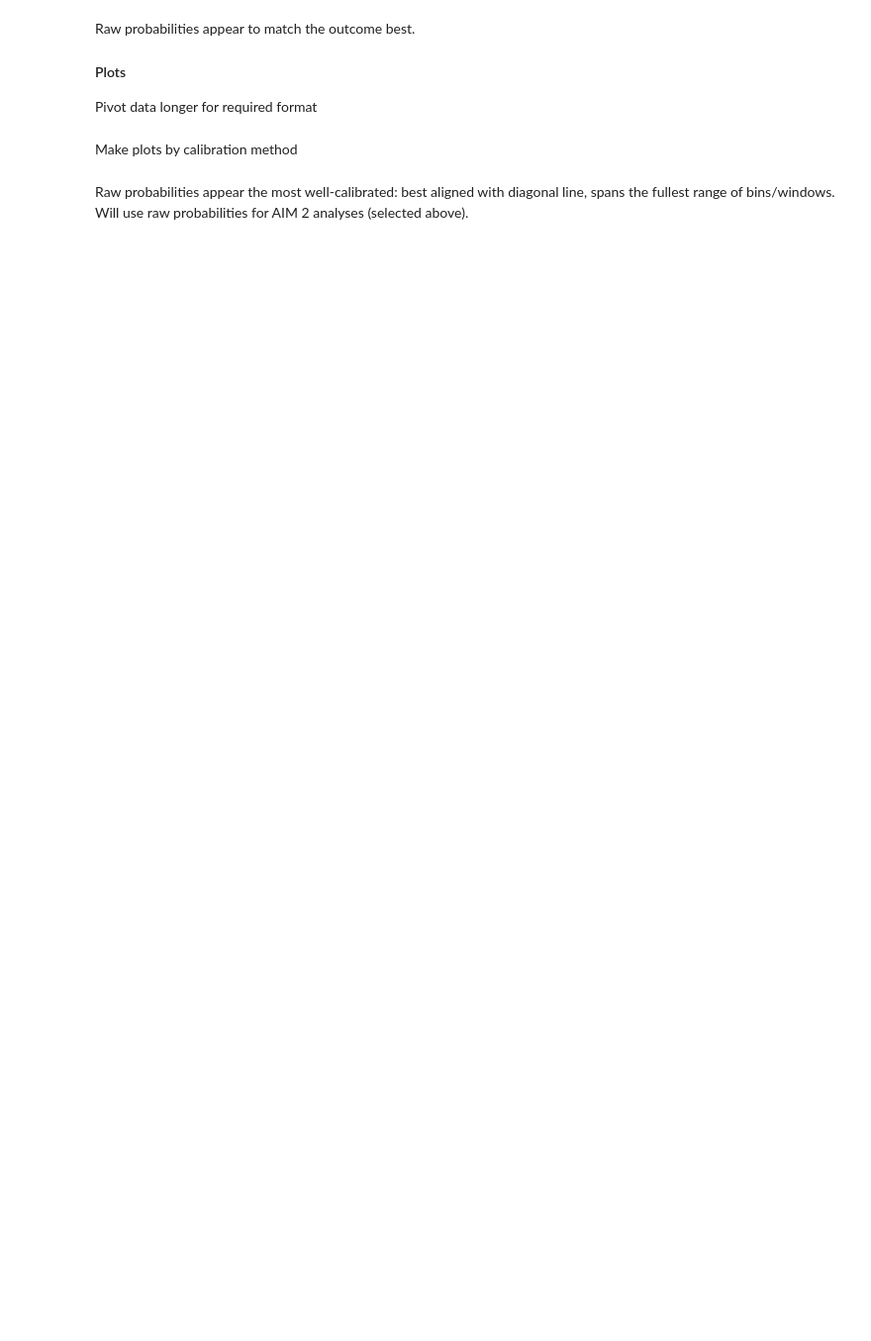
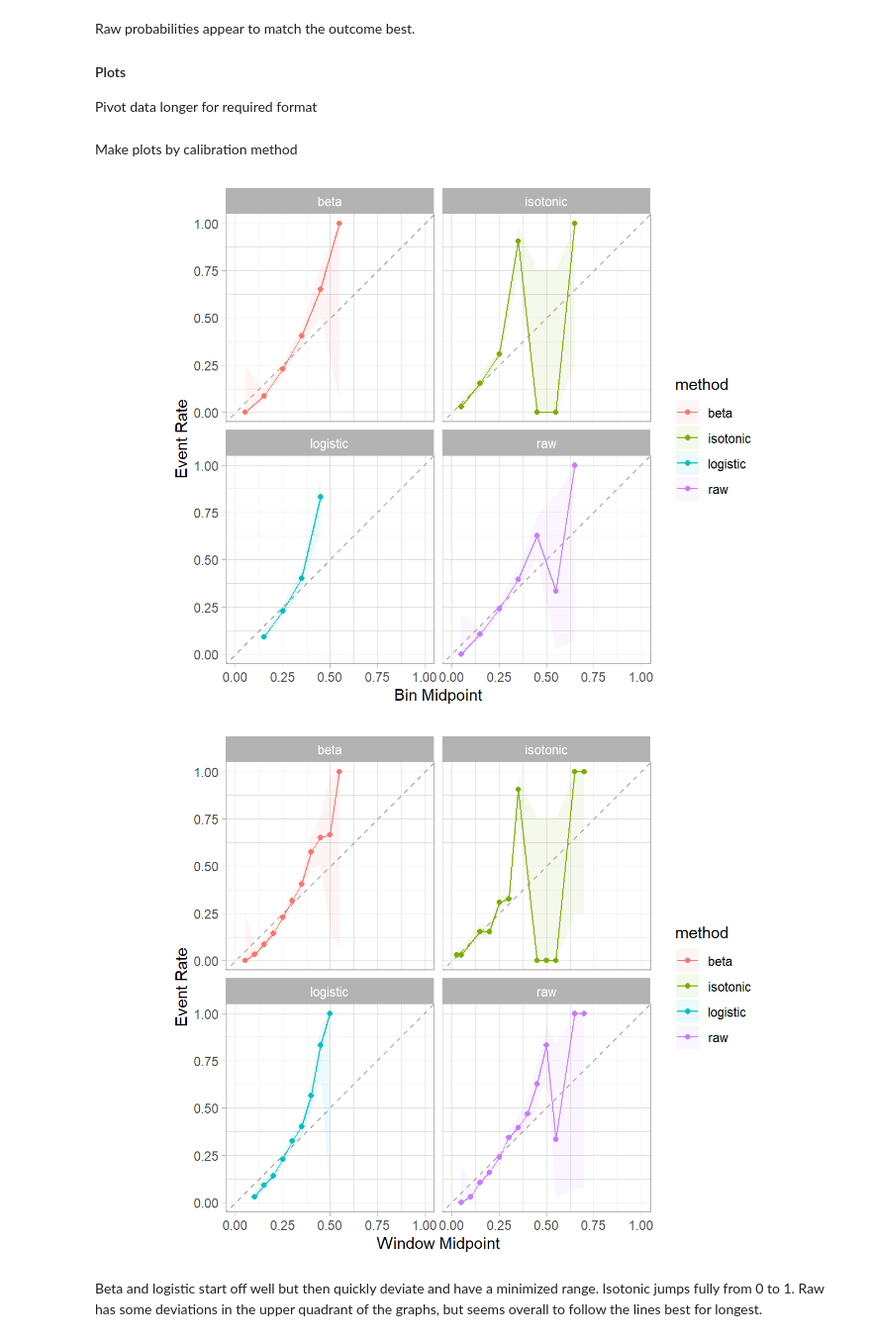
Before and after one commit to jjcurtin/study_match, a Jupyter notebook: notebooks/fit_final_model_26wk.out.ipynb, the cells around one changed output. Shown at 99% size. Drawn from its saved outputs; the diff is of its cells as text; code cells hidden in the pictures; blank space fills up the shorter version.

```diff
--- a/notebooks/fit_final_model_26wk.out.ipynb
+++ b/notebooks/fit_final_model_26wk.out.ipynb
@@ -303,8 +282,9 @@ glimpse(raw_probs_wide)
 # %% [markdown]
 Join with d & create new variables
 # %%
+set.seed(52592)
 d_aim_2 <- d |>
-  select(subid, tx_rct = treatment, outcome_rct_wk4 = y) |>
+  select(subid, tx_rct = treatment, outcome_rct_wk26 = y) |>
   left_join(raw_probs_wide, by = "subid") |>
   mutate(tx_best = case_when(
     prob_patch > prob_combo_nrt & prob_patch > prob_varenicline ~ "patch",
@@ -312,6 +292,12 @@ d_aim_2 <- d |>
     prob_varenicline > prob_patch & prob_varenicline > prob_combo_nrt ~ "varenicline",
     TRUE ~ NA_character_
   )) |>
+  mutate(tx_best = if_else(is.na(tx_best), case_when(
+    prob_patch == prob_combo_nrt ~ "combo_nrt",
+    prob_patch == prob_varenicline ~ "varenicline",
+    prob_combo_nrt == prob_varenicline ~ sample(c("combo_nrt", "varenicline"), 1),
+    TRUE ~ NA_character_
+  ), tx_best)) |>
   mutate(prob_best = case_when(
     tx_best == "patch" ~ prob_patch,
     tx_best == "combo_nrt" ~ prob_combo_nrt,
@@ -325,9 +311,9 @@ d_aim_2 <- d |>
                             "combo_nrt"))) |>
   mutate(tx_match = if_else(tx_best == tx_rct, TRUE, FALSE)) |>
   left_join(d_outcomes, by = "subid") |>
-  select(-pp_hybrid_wk4_outcome, -pp_hybrid_wk1_outcome, -pp_hybrid_yr3_outcome) |> # already in there from d
+  select(-pp_hybrid_wk26_outcome, -pp_hybrid_wk1_outcome, -pp_hybrid_yr3_outcome) |> # already in there from d
   rename(outcome_rct_wk12 = pp_hybrid_wk12_outcome,
-         outcome_rct_wk26 = pp_hybrid_wk26_outcome,
+         outcome_rct_wk4 = pp_hybrid_wk4_outcome,
          outcome_rct_wk52 = pp_hybrid_wk52_outcome) |>
   relocate(subid, tx_rct, tx_best, tx_match,
            prob_best, starts_with("outcome"), starts_with("prob"))
@@ -375,7 +383,7 @@ all_probs_wide <- probs |>
 Set up validity check data
 # %%
 d_valid <- d_aim_2 |>
-  select(subid, tx_rct, outcome_rct_wk4) |>
+  select(subid, tx_rct, outcome_rct_wk26) |>
   left_join(all_probs_wide, by = "subid") |>
   mutate(beta = case_when(
     tx_rct == "patch" ~ beta_patch,
@@ -401,7 +409,7 @@ d_valid <- d_aim_2 |>
     tx_rct == "varenicline" ~ logi_varenicline,
     TRUE ~ NA_real_
   )) |>
-  select(subid, outcome_rct_wk4, beta, raw, isotonic, logistic)
+  select(subid, outcome_rct_wk26, beta, raw, isotonic, logistic)
 # %% [markdown]
 Compare mean abstinence from RCT to predicted probabilities for RCT tx across calibrations
 # %%
@@ -429,13 +442,11 @@ d_plot <- d_valid |>
 Make plots by calibration method
 # %%
 d_plot |>
-  cal_plot_breaks(truth = outcome_rct_wk4,
+  cal_plot_breaks(truth = outcome_rct_wk26,
                   estimate = .pred_abstinent,
                   .by = method)
-
-d_plot |>
-  cal_plot_windowed(truth = outcome_rct_wk4,
-                    estimate = .pred_abstinent,
-                    .by = method)
+# %% [output]
+[figure, added]
+[figure, added]
-# %% [markdown]
-Raw probabilities appear the most well-calibrated: best aligned with diagonal line, spans the fullest range of bins/windows. Will use raw probabilities for AIM 2 analyses (selected above).
+# %% [markdown]
+Beta and logistic start off well but then quickly deviate and have a minimized range. Isotonic jumps fully from 0 to 1. Raw has some deviations in the upper quadrant of the graphs, but seems overall to follow the lines best for longest.
```
Also changed, not shown: parts of 22 cells of this notebook, 15 other files.
